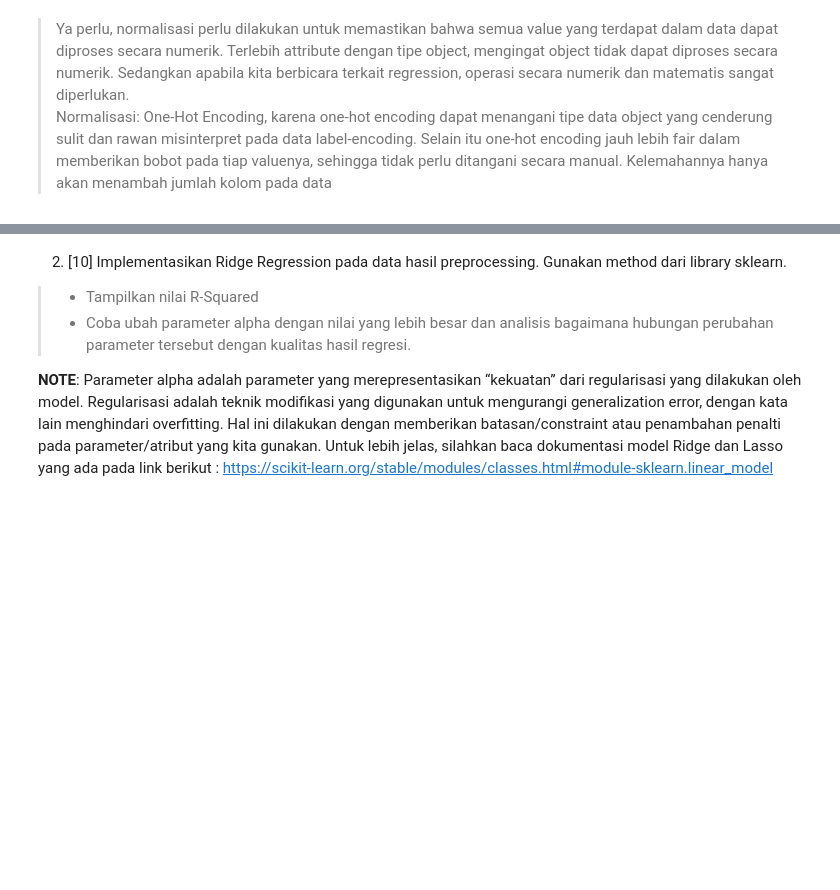
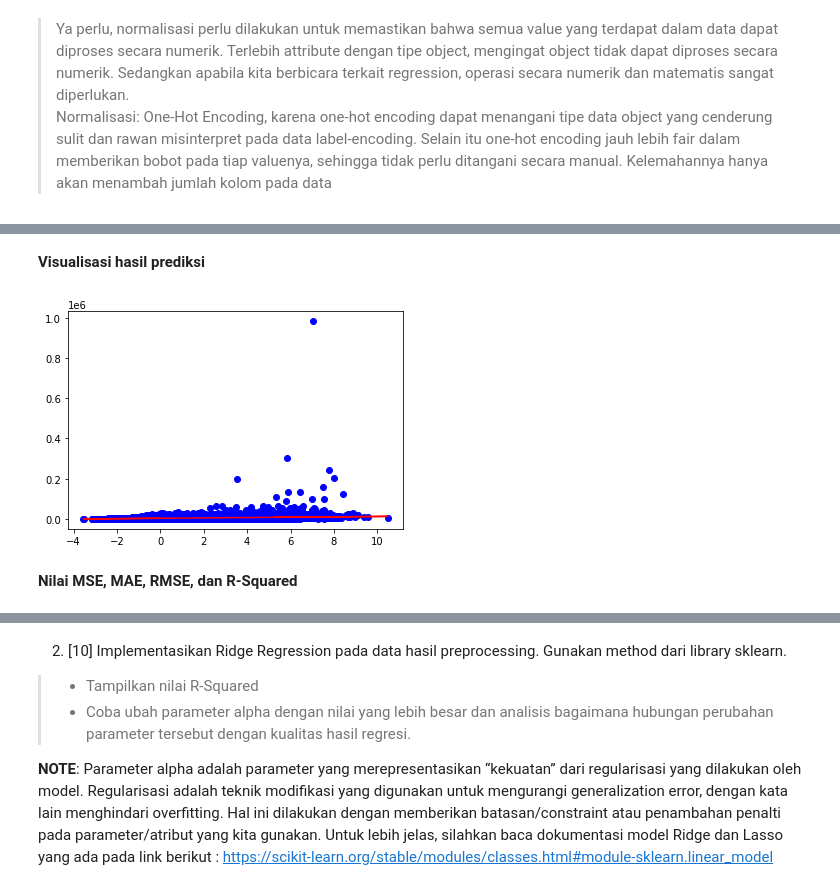
Before and after one commit to faisaladisoe/kasdd-tugas, a Jupyter notebook: Tugas 3/Tugas_3_KASDD.ipynb, the cells around one changed output, grey strips where cells are left out. Saved outputs shown, nothing was run; the diff lists cells and outputs as text; code cells hidden in the pictures; blank space fills up the shorter version.

```diff
--- a/Tugas 3/Tugas_3_KASDD.ipynb
+++ b/Tugas 3/Tugas_3_KASDD.ipynb
@@ -350,0 +364,33 @@ display(df_one_hot_encoded)
+# %%
+# Separate between target and predictor
+## Jumlah data dapat diatur
+x_predictor = df_one_hot_encoded
+y_target = df.loc[:, ['TARGET_sales_price']]
+
+# Scaling
+from sklearn.preprocessing import StandardScaler
+scale = StandardScaler()
+scale_x_predictor = scale.fit_transform(x_predictor)
+
+# Project to 1D
+from sklearn.decomposition import PCA
+pca = PCA(n_components = 1)
+pca_component = pca.fit_transform(scale_x_predictor)
+df_pca_component = pd.DataFrame(data = pca_component, columns = [
+  'Principal Component 1'])
+predictor_concat_target = pd.concat([df_pca_component, y_target], axis = 1, join = 'outer')
+
+# Split into training and testing set
+from sklearn.model_selection import train_test_split
+x_train, x_test, y_train, y_test = train_test_split(df_pca_component, y_target, test_size = 0.2, random_state = 30)
+
+# Train the model
+from sklearn.linear_model import LinearRegression
+regressor = LinearRegression()
+regressor.fit(x_train, y_train)
+
+# Predicting
+y_prediction = regressor.predict(x_test)
+print(x_test.shape)
+print(y_prediction.shape)
+df.describe()
@@ -350,0 +409,12 @@ display(df_one_hot_encoded)
+# %% [markdown]
+**Visualisasi hasil prediksi**
+# %%
+# Berikan jawaban 1 di sini
+from matplotlib import pyplot as plt
+plt.scatter(x_test, y_test, color = 'b')
+plt.plot(x_test, y_prediction, color = 'red')
+plt.show()
+# %% [output]
+[figure, added]
+# %% [markdown]
+**Nilai MSE, MAE, RMSE, dan R-Squared**
```
Also changed, not shown: parts of 8 cells of this notebook.
